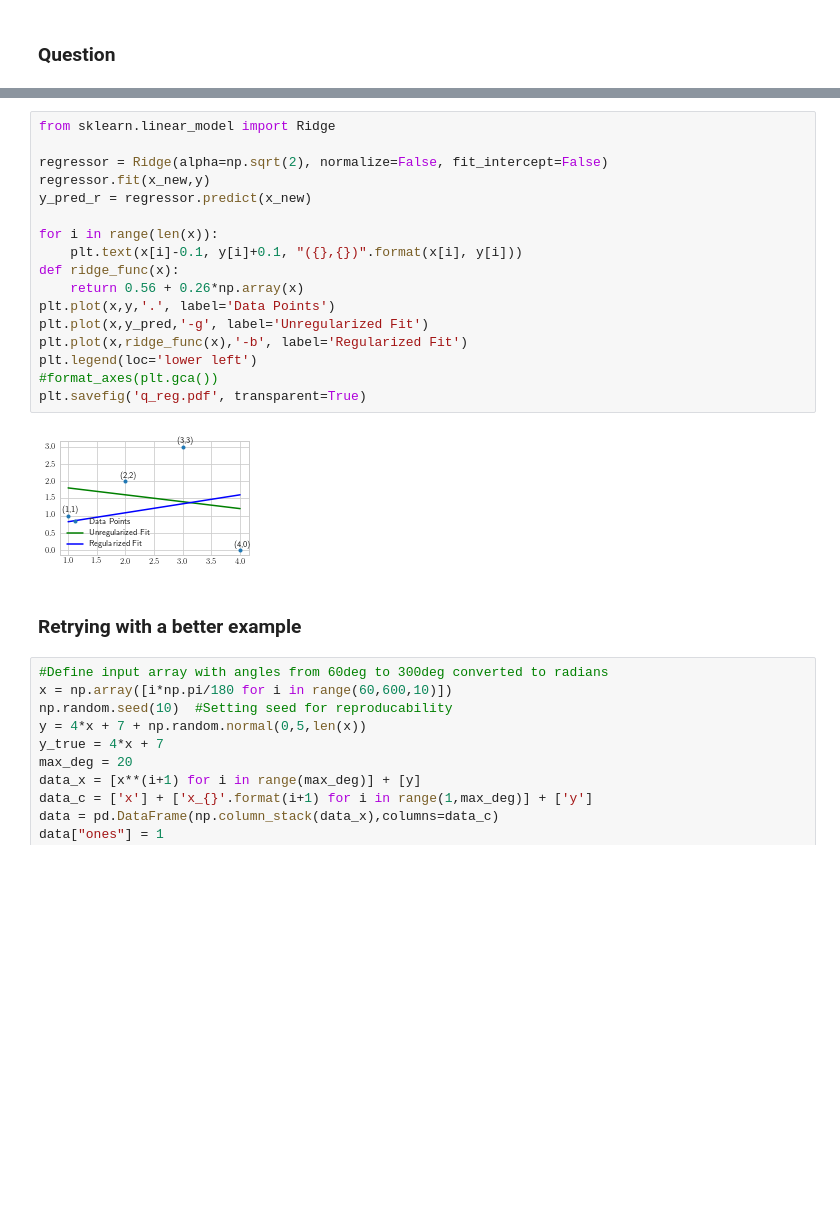
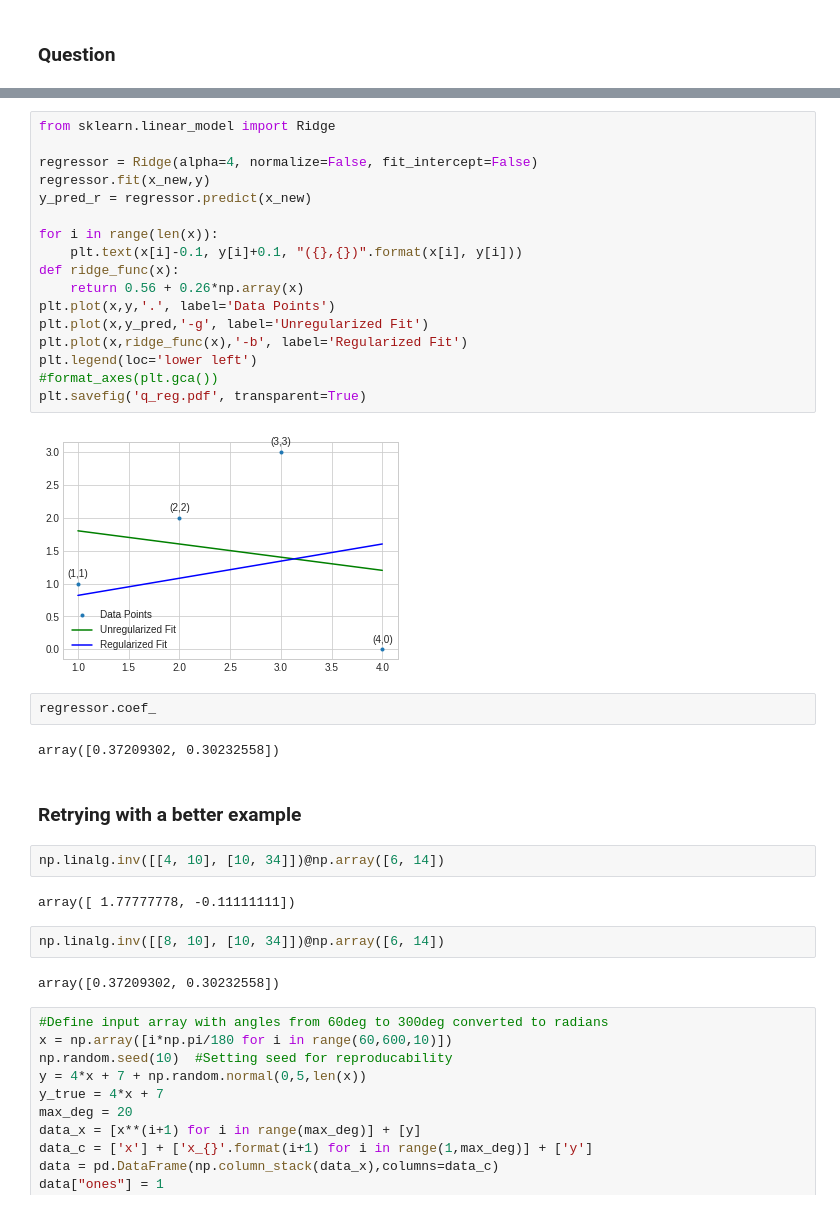
Before and after one commit to nipunbatra/ml-teaching, a Jupyter notebook: ridge/Ridge.ipynb, the cells around one changed output, grey strips where cells are left out. Saved outputs shown, nothing was run; the diff lists cells and outputs as text; blank space fills up the shorter version.

```diff
--- a/ridge/Ridge.ipynb
+++ b/ridge/Ridge.ipynb
@@ -306,24 +306,36 @@ plt.savefig('q_unreg.pdf', transparent=True)
 # %%
 from sklearn.linear_model import Ridge
 
-regressor = Ridge(alpha=np.sqrt(2), normalize=False, fit_intercept=False)
+regressor = Ridge(alpha=4, normalize=False, fit_intercept=False)
 regressor.fit(x_new,y)
 y_pred_r = regressor.predict(x_new)
 
 for i in range(len(x)):
     plt.text(x[i]-0.1, y[i]+0.1, "({},{})".format(x[i], y[i]))
 def ridge_func(x):
     return 0.56 + 0.26*np.array(x)
 plt.plot(x,y,'.', label='Data Points')
 plt.plot(x,y_pred,'-g', label='Unregularized Fit')
 plt.plot(x,ridge_func(x),'-b', label='Regularized Fit')
 plt.legend(loc='lower left')
 #format_axes(plt.gca())
 plt.savefig('q_reg.pdf', transparent=True)
 # %% [output]
-[figure, old version]
+[figure, new version]
+# %%
+regressor.coef_
+# %% [output]
+array([0.37209302, 0.30232558])
 # %% [markdown]
 ### Retrying with a better example
+# %%
+np.linalg.inv([[4, 10], [10, 34]])@np.array([6, 14])
+# %% [output]
+array([ 1.77777778, -0.11111111])
+# %%
+np.linalg.inv([[8, 10], [10, 34]])@np.array([6, 14])
+# %% [output]
+array([0.37209302, 0.30232558])
 # %%
 #Define input array with angles from 60deg to 300deg converted to radians
 x = np.array([i*np.pi/180 for i in range(60,600,10)])
```
Also changed, not shown: parts of 2 cells of this notebook, 6 other files.
